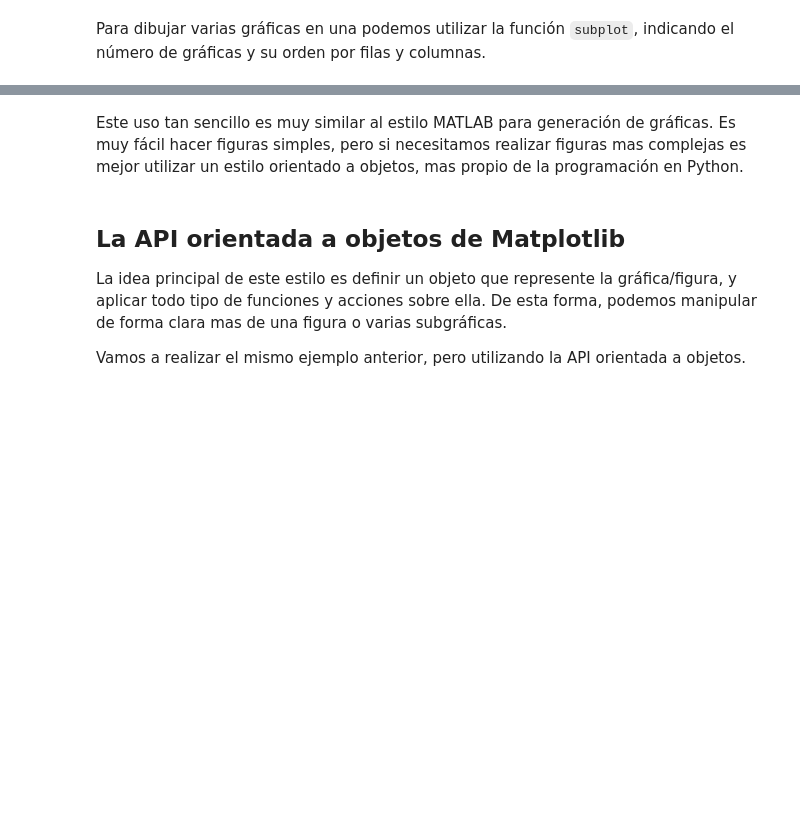
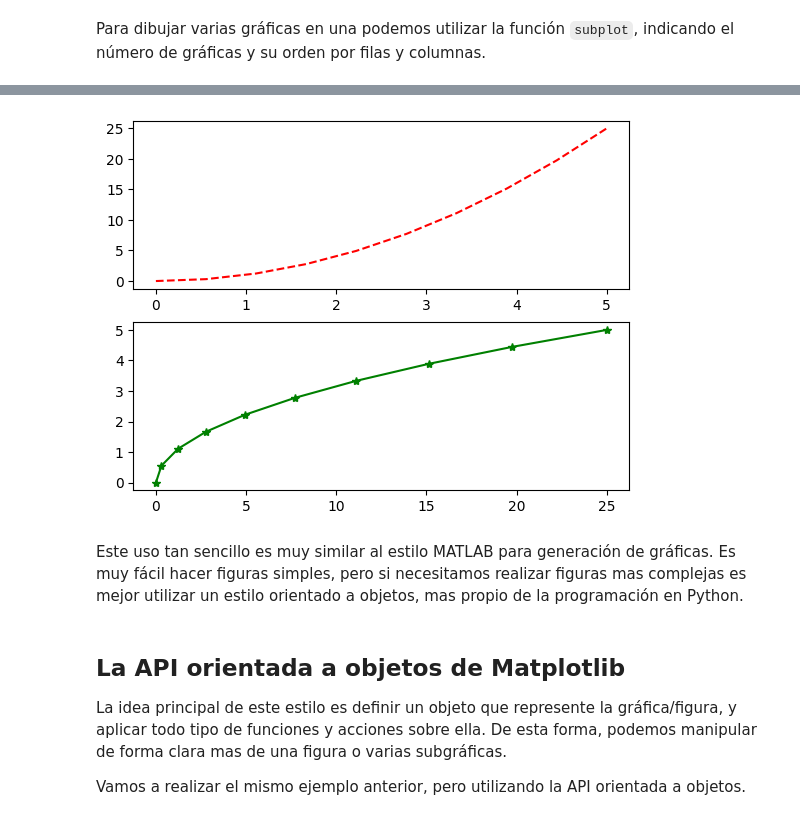
Before and after one commit to AdrianBR003/Practias-Tecnologias-Emergentes, a Jupyter notebook: Practica3/Práctica3-MatPlotLib/Práctica3-matplotlib.ipynb, the cells around one changed output, grey strips where cells are left out. Saved outputs shown, nothing was run; the diff lists cells and outputs as text; code cells hidden in the pictures; blank space fills up the shorter version.

```diff
--- a/Practica3/Práctica3-MatPlotLib/Práctica3-matplotlib.ipynb
+++ b/Practica3/Práctica3-MatPlotLib/Práctica3-matplotlib.ipynb
@@ -62,6 +66,14 @@ plt.show()
 # %%
 # Solución Ejercicio 1
 # Inserta en esta celda, a continuación, el código Python pedido
+
+plt.subplot(2,1,1)
+plt.plot(x, y, 'r--') #Linea roja de rayas separadas
+plt.subplot(2,1,2)
+plt.plot(y, x, 'g*-') #Línea verde (green) con asteriscos
+plt.show()
+# %% [output]
+[figure, added]
 # %% [markdown]
 Este uso tan sencillo es muy similar al estilo MATLAB para generación de gráficas. Es muy fácil hacer figuras simples, pero si necesitamos realizar figuras mas complejas es mejor utilizar un estilo orientado a objetos, mas propio de la programación en Python.
 # %% [markdown]
```
Also changed, not shown: parts of 13 cells of this notebook, 1 other file.
